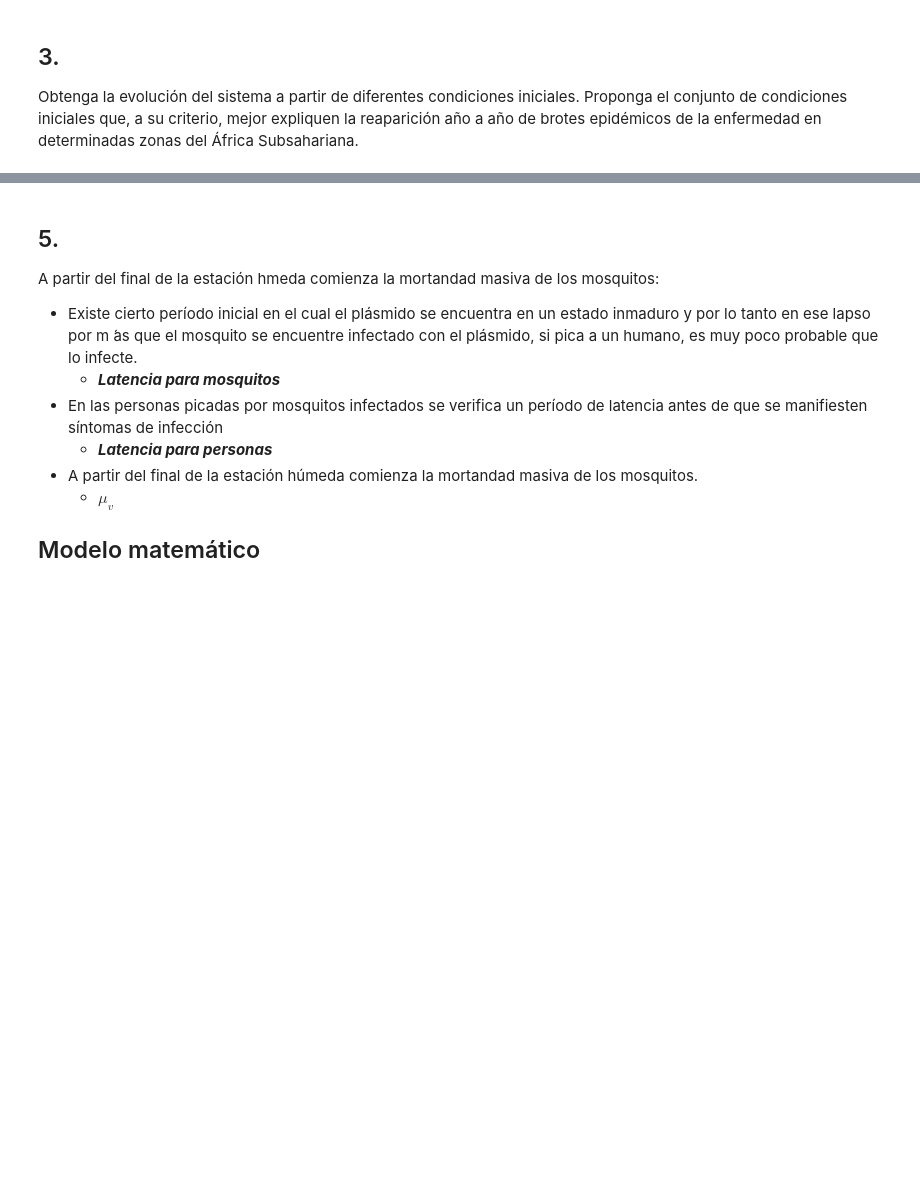
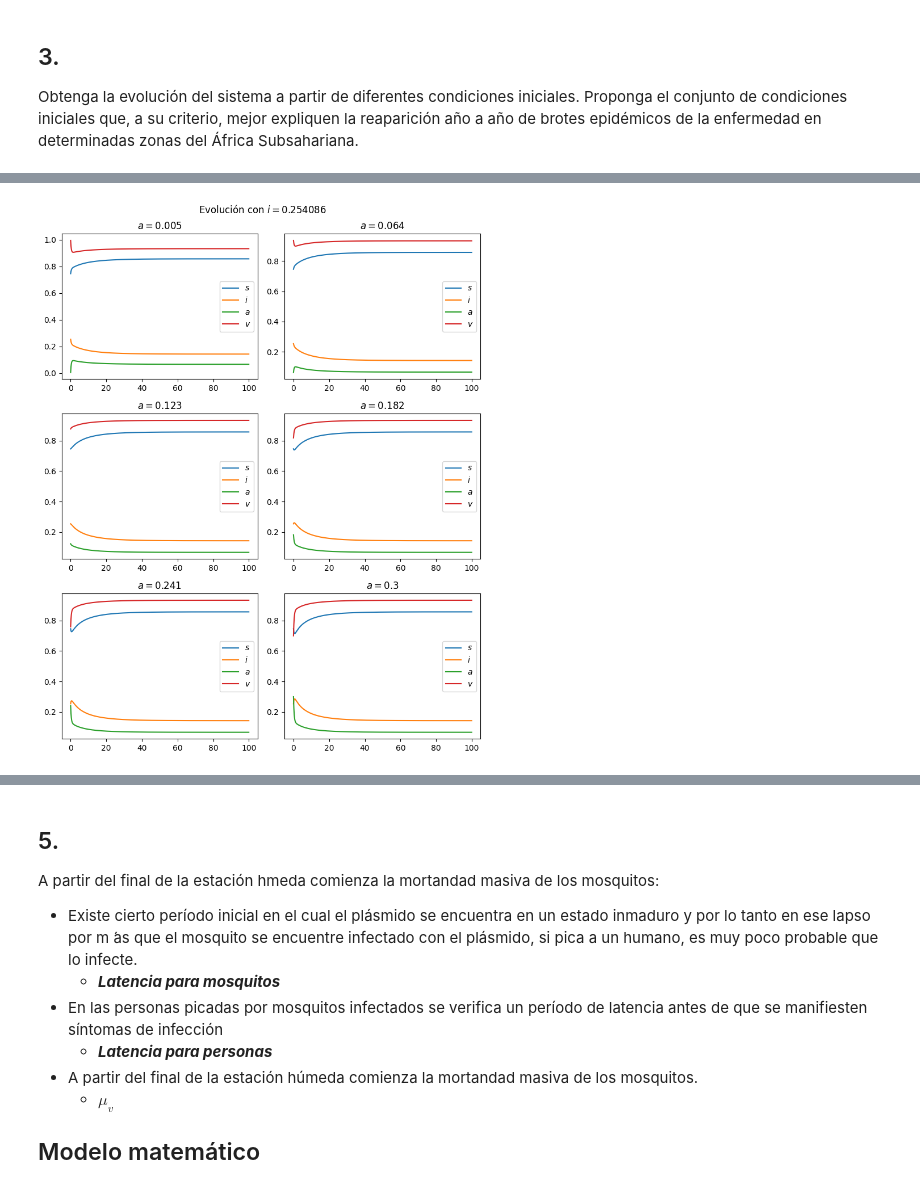
Before and after one commit to justog220/Practicas-MSB, a Jupyter notebook: Semana 4/Practica4.ipynb, the cells around one changed output, grey strips where cells are left out. Saved outputs shown, nothing was run; the diff lists cells and outputs as text; code cells hidden in the pictures; blank space fills up the shorter version.

```diff
--- a/Semana 4/Practica4.ipynb
+++ b/Semana 4/Practica4.ipynb
@@ -184,3 +246,31 @@ plt.show()
+# %%
+i = 0.254086
+ts = np.arange(0, 100, 0.1 )
+num_as = 6
+ci_a = np.linspace(0.005, 0.3, num_as)
+
+count = 1
+plt.figure(figsize=(8, 10))
+plt.suptitle(f"Evolución con $i={i}$")
+for a in ci_a:
+    i_s = [i]
+    a_s = [a]
+
+    s_s, i_s, v_s, a_s = euler(ts, i_s, a_s)
+
+    plt.subplot(int(f"{int(num_as/2)}2{count}"))
+    plt.title(f"$a={a}$")
+    plt.plot(ts, s_s, label="$s$")
+    plt.plot(ts, i_s, label="$i$")
+    plt.plot(ts, a_s, label="$a$")
+    plt.plot(ts, v_s, label='$v$')
+    plt.legend()
+    count += 1
+
+plt.tight_layout()
+plt.show()
+# %% [output]
+[figure, added]
 # %% [markdown]
 ## 4.
 Genere el modelo físico diagramático que, en términos generales, le permita incluir la siguiente consideración: “Cuando un individuo ha sido infectado una vez con malaria, tiende a adquirir cierta inmunidad frente a la infecci ́on de futuras inoculaciones de la misma cepa de pl ́asmido, haciendo que sean menos probables y/o menos severas las futuras infecciones”
```
Also changed, not shown: parts of 9 cells of this notebook, 5 other files.
